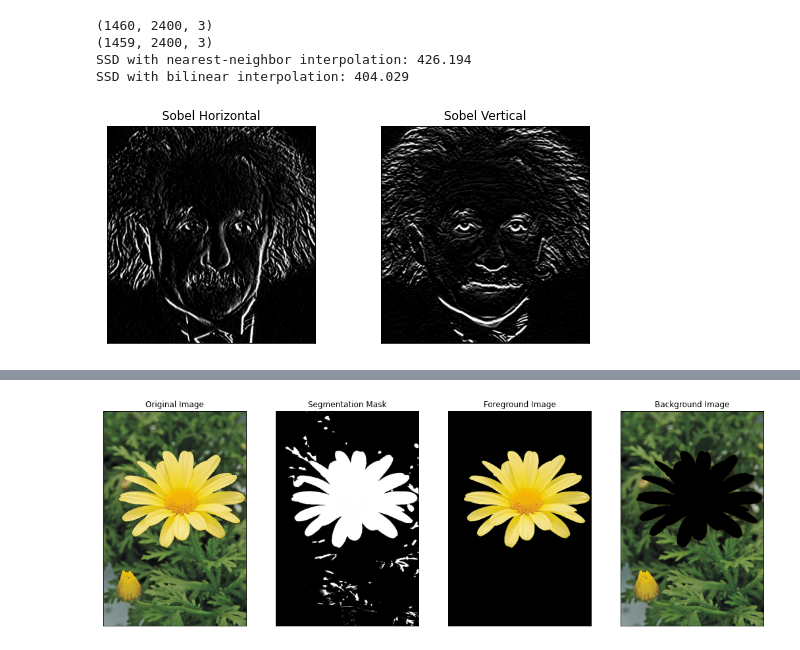
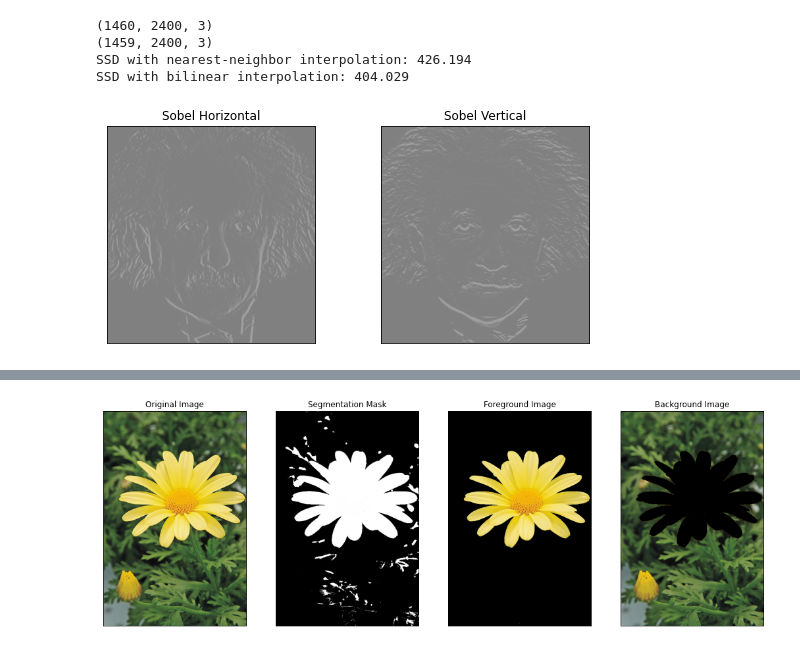
Before and after one commit to GevinduGanganath/EN2550, a Jupyter notebook: Assignment 1/Assignment 1.ipynb, the cells around one changed output, grey strips where cells are left out. Drawn from its saved outputs; the diff is of its cells as text; code cells hidden in the pictures.

```diff
--- a/Assignment 1/Assignment 1.ipynb
+++ b/Assignment 1/Assignment 1.ipynb
@@ -224,26 +221,26 @@ SSD with bilinear interpolation: 404.029
 # %%
 # Question 6
 
 fig_einstein = cv.imread("Images\einstein.png", cv.IMREAD_GRAYSCALE)
 assert fig_einstein is not None
 
 sobel_horizontal = np.array(((1, 0, -1), (2, 0, -2), (1, 0, -1)))
 sobel_vertical = np.array(((-1, -2, -1), (0, 0, 0), (1, 2, 1)))
 horizontally_filtered = cv.filter2D(fig_einstein, -1, sobel_horizontal)
 verically_filtered = cv.filter2D(fig_einstein, -1, sobel_vertical)
 
 fig, ax = plt.subplots(1, 2, figsize=(9, 4))
 
-ax[0].imshow(horizontally_filtered, cmap = "gray", vmin=0, vmax=255)
+ax[0].imshow(horizontally_filtered, cmap = "gray", vmin=-1020, vmax=1020)
 ax[0].get_xaxis().set_visible(False)
 ax[0].get_yaxis().set_visible(False)
 ax[0].set_title("Sobel Horizontal")
-ax[1].imshow(verically_filtered, cmap = "gray", vmin=0, vmax=255)
+ax[1].imshow(verically_filtered, cmap = "gray", vmin=-1020, vmax=1020)
 ax[1].get_xaxis().set_visible(False)
 ax[1].get_yaxis().set_visible(False)
 ax[1].set_title("Sobel Vertical")
 plt.savefig(r"Report/Images/51.jpg")
 
 plt.show()
 # %% [output]
-[figure, old version]
+[figure, new version]
```
Also changed, not shown: parts of 4 cells of this notebook, 9 other files.
